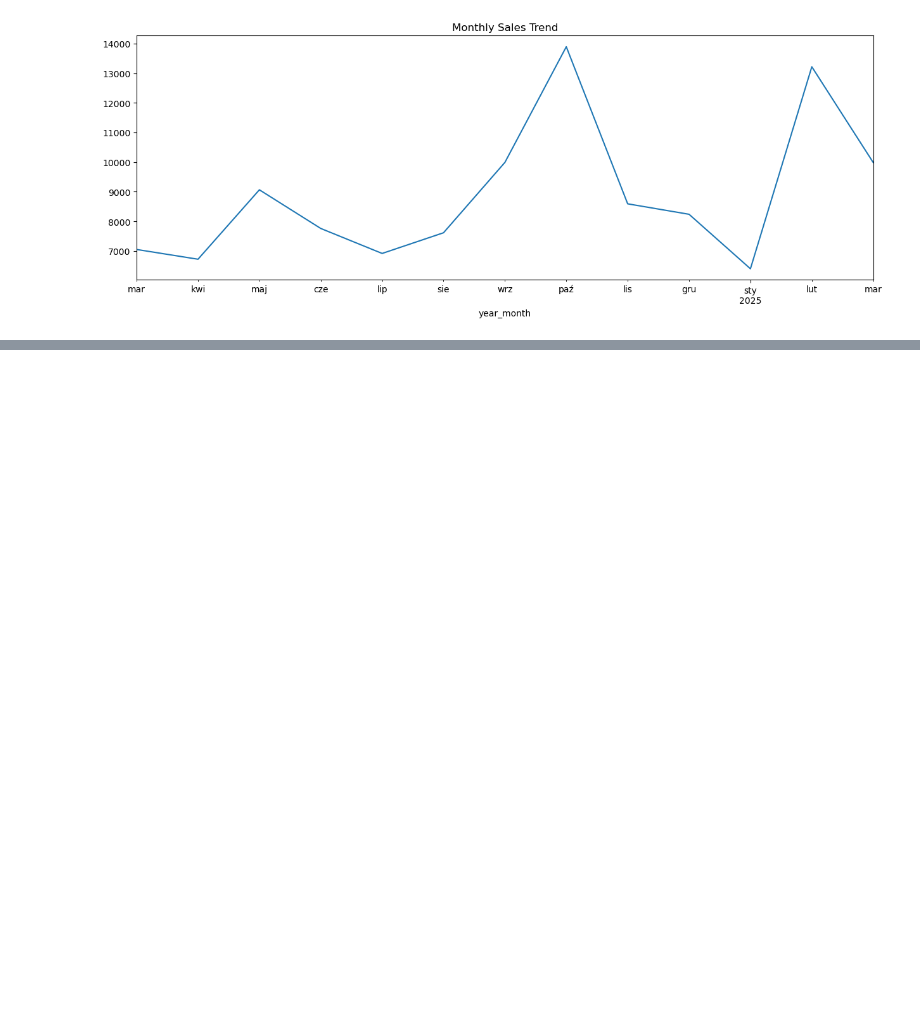
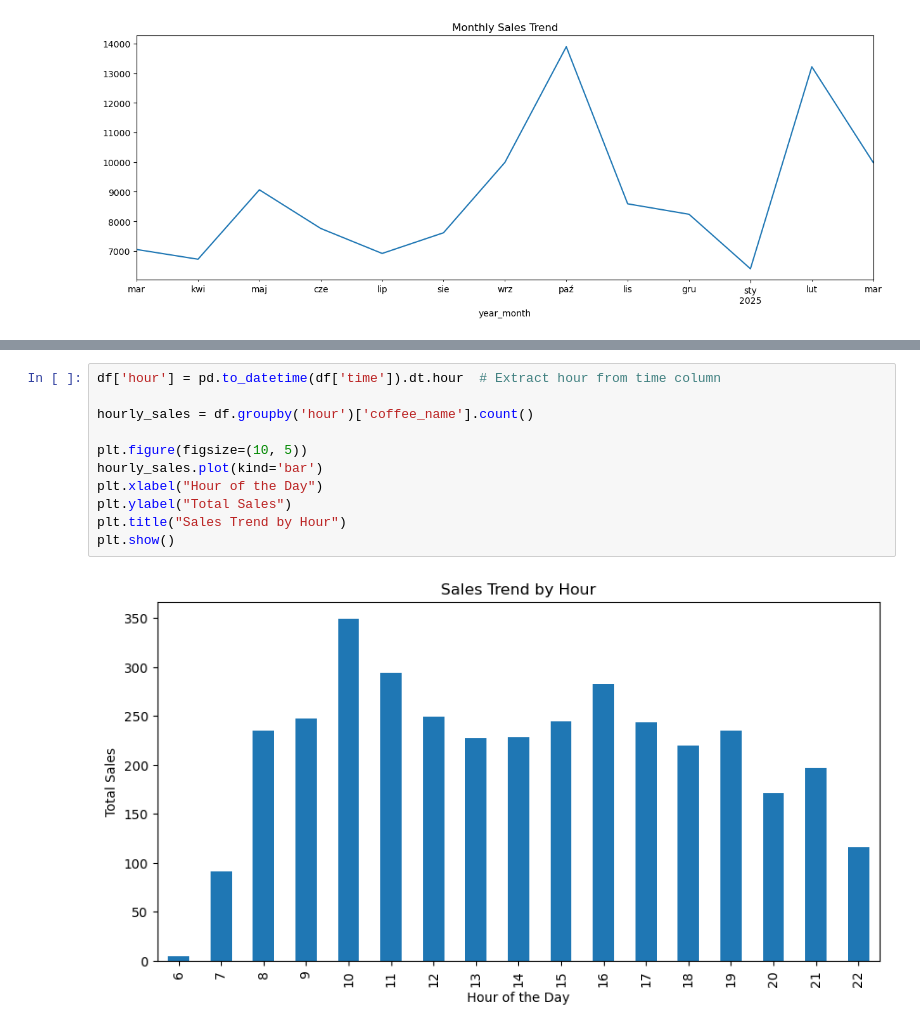
Before and after one commit to mtszczepaniak/Coffee_Sales_Analysis, a Jupyter notebook: Coffee_Sales_Analysis_EDA.ipynb, the cells around one changed output, grey strips where cells are left out. Drawn from its saved outputs; the diff is of its cells as text; blank space fills up the shorter version.

```diff
--- a/Coffee_Sales_Analysis_EDA.ipynb
+++ b/Coffee_Sales_Analysis_EDA.ipynb
@@ -72,0 +108,13 @@ df.groupby('year_month')['money'].sum().plot(kind='line', title="Monthly Sales T
+# %%
+df['hour'] = pd.to_datetime(df['time']).dt.hour  # Extract hour from time column
+
+hourly_sales = df.groupby('hour')['coffee_name'].count()
+
+plt.figure(figsize=(10, 5))
+hourly_sales.plot(kind='bar')
+plt.xlabel("Hour of the Day")
+plt.ylabel("Total Sales")
+plt.title("Sales Trend by Hour")
+plt.show()
+# %% [output]
+[figure, added]
```
Also changed, not shown: parts of 8 cells of this notebook.
